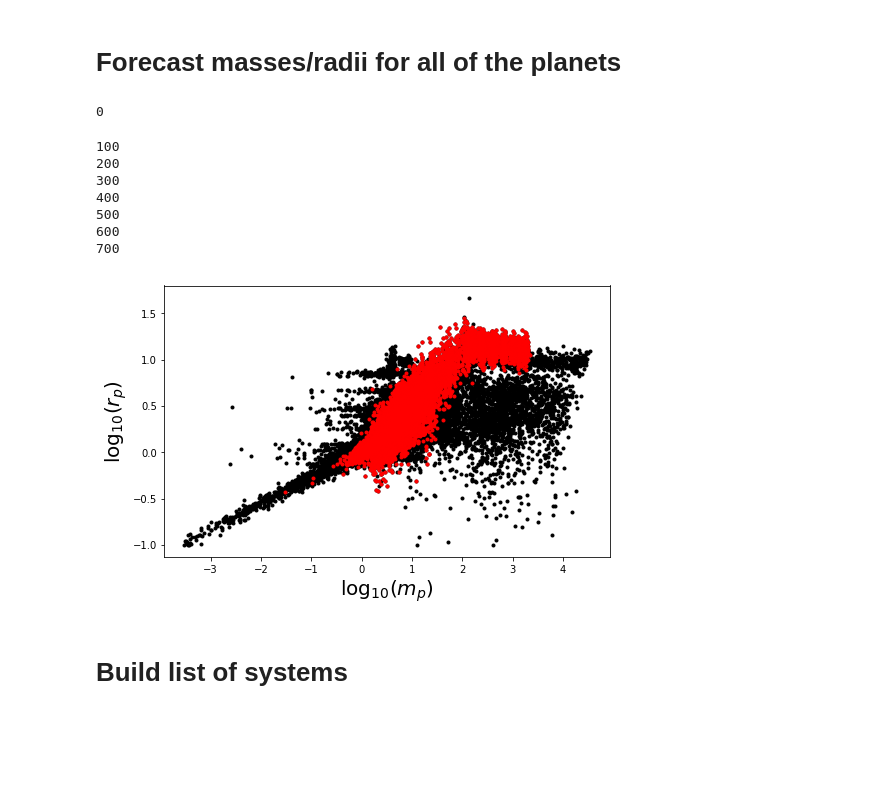
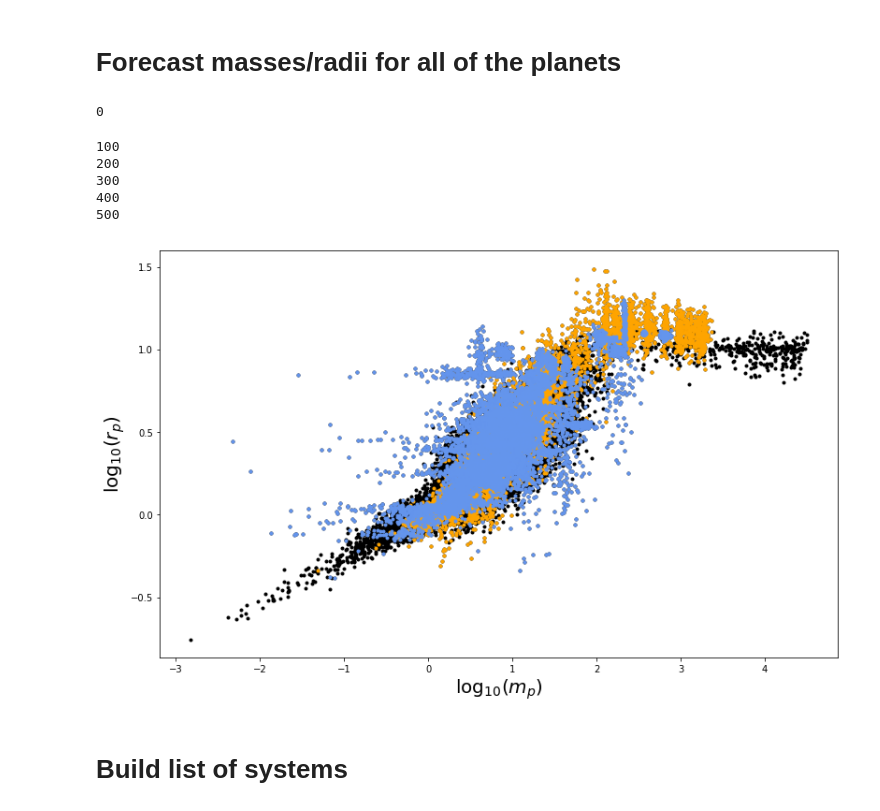
Before and after one commit to djhoover717/Oviraptor, a Jupyter notebook: oviraptor_v4.ipynb, the cells around one changed output. Cells and saved outputs as stored; diff of their text form; code cells hidden in the pictures; blank space fills up the shorter version.

Commit message:
Various improvements
- improved AD test to avoid floors/ceilings
- added plotting w/ 1-sigma confidence intervals
- tweaked some catalog crossmatching

```diff
--- a/oviraptor_v4.ipynb
+++ b/oviraptor_v4.ipynb
@@ -145,0 +259,11 @@ After removing systems with N < 3, 842 objects in 239 systems remain
+# %%
+# flag planets with no mass uncertainty quoted
+bad = ~np.isnan(d["mp"]) * np.isnan(d["mp_err1"]) * np.isnan(d["mp_err2"])
+d["mp"][bad] = np.nan
+
+
+print("\nFlagged {0} planets with no MASS uncertainty quoted".format(np.sum(bad)))
+print("The following systems host flagged planets:\n")
+
+for i, star in enumerate(np.unique(d["starname"][bad])):
+    print(star)
@@ -145,0 +288,10 @@ After removing systems with N < 3, 842 objects in 239 systems remain
+# %%
+# flag planets with no radius uncertainty quoted
+bad = ~np.isnan(d["rp"]) * np.isnan(d["rp_err1"]) * np.isnan(d["rp_err2"])
+d["rp"][bad] = np.nan
+
+print("\nFlagged {0} planets with no RADIUS uncertainty quoted".format(np.sum(bad)))
+print("The following systems host flagged planets:\n")
+
+for i, star in enumerate(np.unique(d["starname"][bad])):
+    print(star)
@@ -194,8 +401,8 @@ After removals, 812 objects in 230 systems remain
 # use Chen & Kipping (2017) to convert mass to radius
 
 rv_mass = d["mp"][d["sys_disc_method"] == "Radial Velocity"]
-rv_mass_err1 = d["merr1"][d["sys_disc_method"] == "Radial Velocity"]
-rv_mass_err2 = d["merr2"][d["sys_disc_method"] == "Radial Velocity"]
+rv_mass_err1 = d["mp_err1"][d["sys_disc_method"] == "Radial Velocity"]
+rv_mass_err2 = d["mp_err2"][d["sys_disc_method"] == "Radial Velocity"]
 rv_mass_err  = np.sqrt(rv_mass_err1**2 + rv_mass_err2**2)/np.sqrt(2)
 
 bad = (rv_mass_err > 0.5*rv_mass) + np.isnan(rv_mass) + np.isnan(rv_mass_err)
@@ -292,4 +478,10 @@ radius_std[bad] = radius_mu[bad]*np.max(radius_std[good]/radius_mu[good])
 # %%
+mass_mu = np.copy(d["mp"])
+mass_std = np.sqrt(d["mp_err1"]**2 + d["mp_err2"]**2)/np.sqrt(2)
+
+radius_mu = np.copy(d["rp"])
+radius_std = np.sqrt(d["rp_err1"]**2 + d["rp_err2"]**2)/np.sqrt(2)
+
 NPL = len(mass_mu)
 
 mass_prob = np.zeros((NPL, NBOOT))
@@ -315,8 +507,6 @@ for i in range(NPL):
 
     # radius measurement exists
     if ~np.isnan(radius_mu[i]):
-        radius_prob[i] = stats.truncnorm(0.1, 100, loc=radius_mu[i], scale=radius_std[i]).rvs(NBOOT)
-
         radius_prob[i] = stats.truncnorm((0.1-radius_mu[i])/radius_std[i], (100-radius_mu[i])/radius_std[i],
                                        loc=radius_mu[i], scale=radius_std[i]).rvs(NBOOT)
         if np.isnan(mass_mu[i]):
@@ -328,19 +518,19 @@ for i in range(NPL):
 300
 400
 500
-600
-700
 # %%
 RV = d["disc_method"] == "Radial Velocity"
+TTV = ~np.isnan(d["mp"]) * ~RV
 
-plt.figure(figsize=(8,5))
+plt.figure(figsize=(13,8))
 plt.plot(np.log10(mass_prob), np.log10(radius_prob), "k.")
-plt.plot(np.log10(mass_prob)[RV], np.log10(radius_prob)[RV], "r.")
+plt.plot(np.log10(mass_prob)[RV], np.log10(radius_prob)[RV], ".", c="orange")
+plt.plot(np.log10(mass_prob)[TTV], np.log10(radius_prob)[TTV], ".", c="cornflowerblue")
 plt.xlabel("$\log_{10}(m_p)$", fontsize=20)
 plt.ylabel("$\log_{10}(r_p)$", fontsize=20)
 plt.show()
 # %% [output]
-[figure, old version]
+[figure, new version]
 # %% [markdown]
 # Build list of systems
 # %%
```
Also changed, not shown: parts of 30 cells of this notebook, 6 other files.
